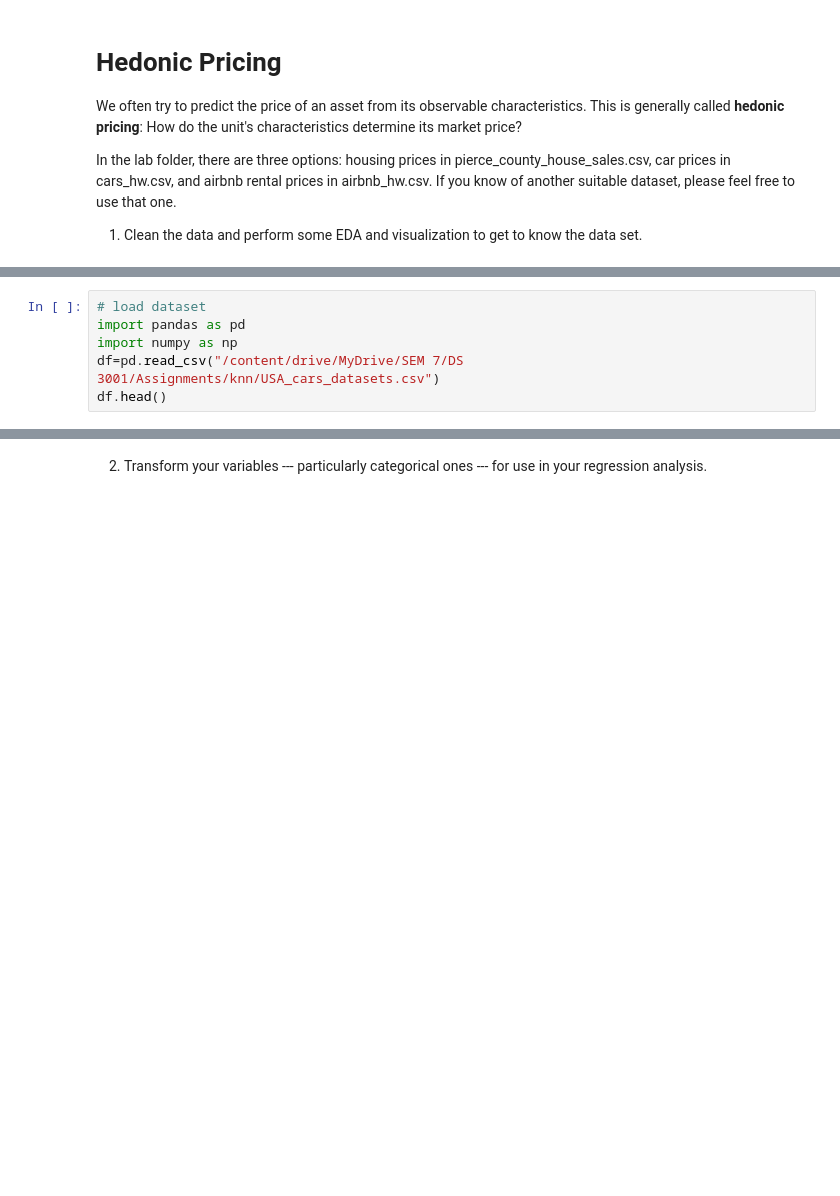
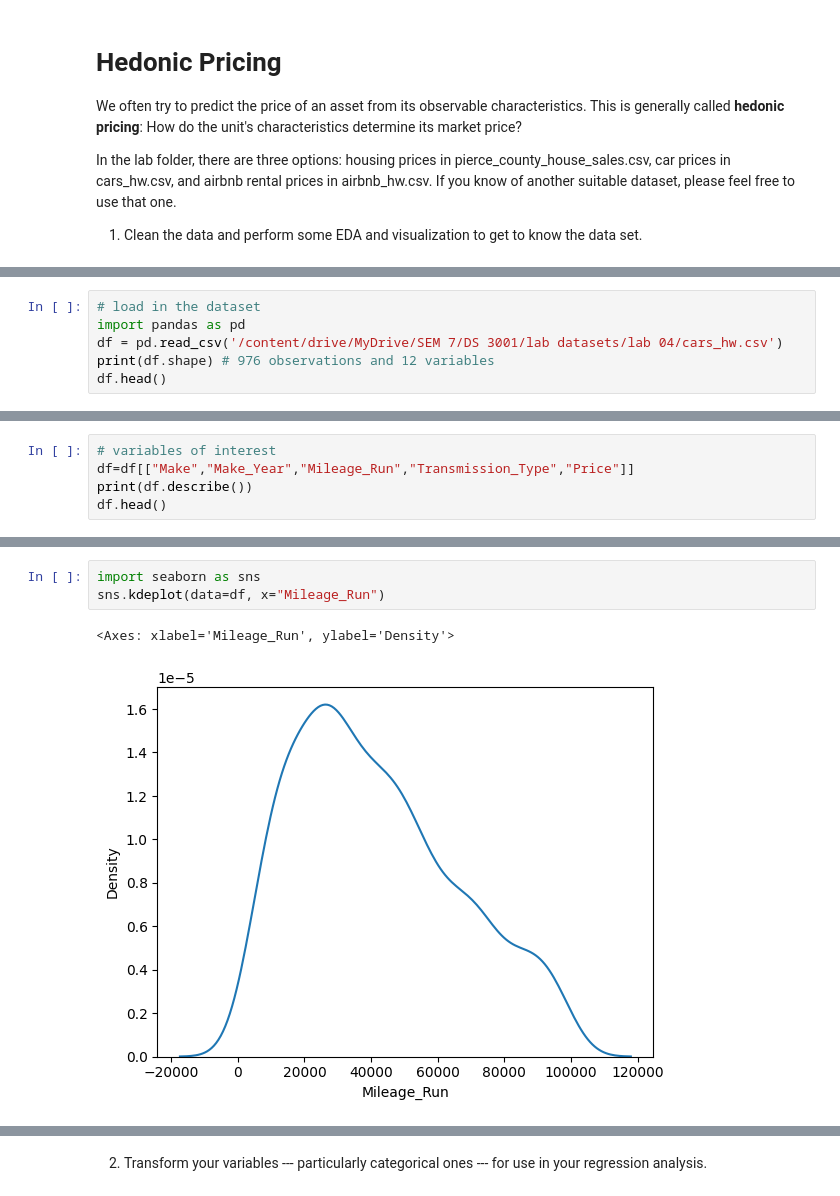
Before and after one commit to JuliaPPfeiffer/labs, a Jupyter notebook: 04_hedonic_pricing/04_hedonic_pricing.ipynb, the cells around one changed output, grey strips where cells are left out. Drawn from its saved outputs; the diff is of its cells as text; blank space fills up the shorter version.

```diff
--- a/04_hedonic_pricing/04_hedonic_pricing.ipynb
+++ b/04_hedonic_pricing/04_hedonic_pricing.ipynb
@@ -14,6 +14,6 @@ Drive already mounted at /content/drive/; to attempt to forcibly remount, call d
 # %%
-# load dataset
+# load in the dataset
 import pandas as pd
-import numpy as np
-df=pd.read_csv("/content/drive/MyDrive/SEM 7/DS 3001/Assignments/knn/USA_cars_datasets.csv")
+df = pd.read_csv('/content/drive/MyDrive/SEM 7/DS 3001/lab datasets/lab 04/cars_hw.csv')
+print(df.shape) # 976 observations and 12 variables
 df.head()
@@ -19,0 +28,5 @@ df.head()
+# %%
+# variables of interest
+df=df[["Make","Make_Year","Mileage_Run","Transmission_Type","Price"]]
+print(df.describe())
+df.head()
@@ -19,0 +57,6 @@ df.head()
+# %%
+import seaborn as sns
+sns.kdeplot(data=df, x="Mileage_Run")
+# %% [output]
+<Axes: xlabel='Mileage_Run', ylabel='Density'>
+[figure, added]
```
Also changed, not shown: parts of 10 cells of this notebook.
